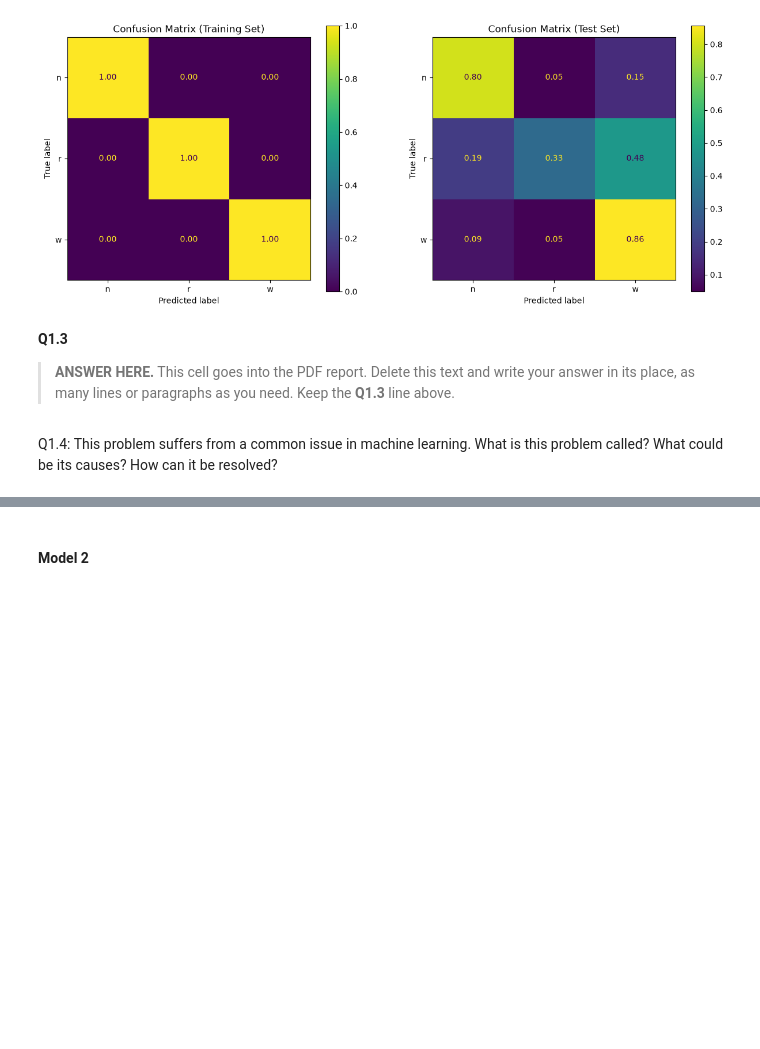
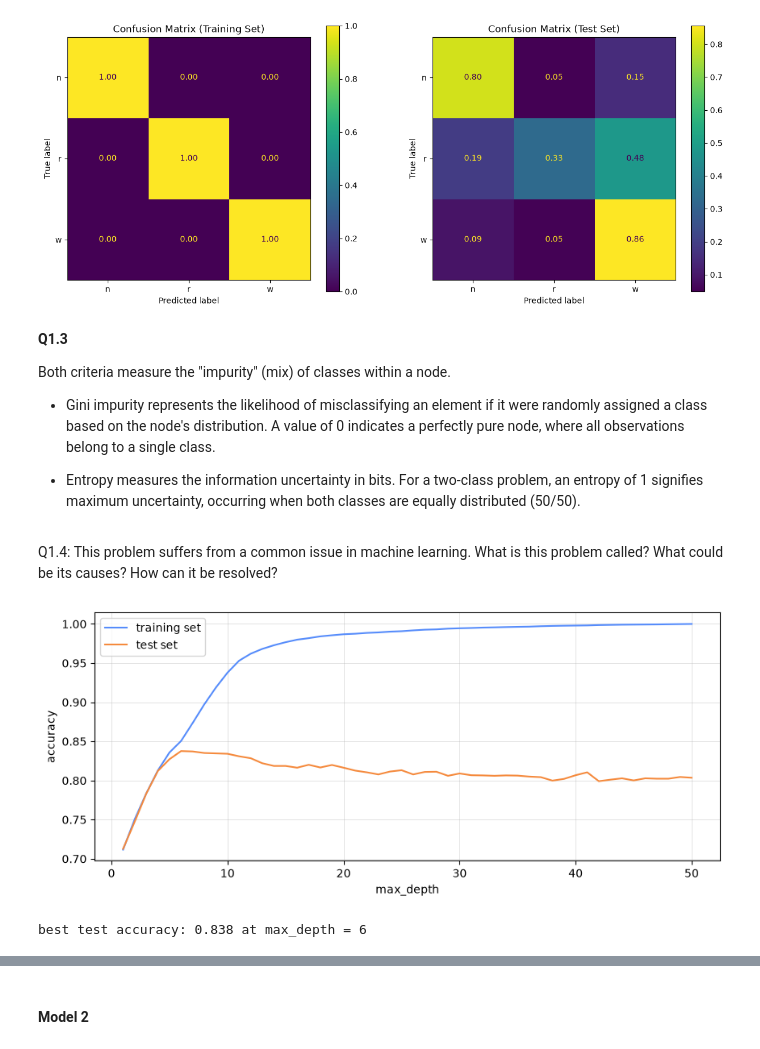
Before and after one commit to NoeBerdoz/FTP_MachLe, a Jupyter notebook: PW4/pw_resources/1ClassificationTrees_MachLe.ipynb, the cells around one changed output, grey strips where cells are left out. Saved outputs shown, nothing was run; the diff lists cells and outputs as text; code cells hidden in the pictures; blank space fills up the shorter version.

```diff
--- a/PW4/pw_resources/1ClassificationTrees_MachLe.ipynb
+++ b/PW4/pw_resources/1ClassificationTrees_MachLe.ipynb
@@ -192,9 +194,35 @@ weighted avg   0.804282  0.802320  0.803282  4052.00000
 # %% [markdown]
 **Q1.3**
 
-> **ANSWER HERE.** This cell goes into the PDF report. Delete this text and write your answer in its place, as many lines or paragraphs as you need. Keep the **Q1.3** line above.
+Both criteria measure the "impurity" (mix) of classes within a node.
+- Gini impurity represents the likelihood of misclassifying an element if it were randomly assigned a class based on the node's distribution. A value of 0 indicates a perfectly pure node, where all observations belong to a single class.
+
+- Entropy measures the information uncertainty in bits. For a two-class problem, an entropy of 1 signifies maximum uncertainty, occurring when both classes are equally distributed (50/50).
 # %% [markdown]
 Q1.4: This problem suffers from a common issue in machine learning. What is this problem called? What could be its causes? How can it be resolved?
+# %%
+depths = []
+train_scores = []
+test_scores = []
+for d in range(1, 51):
+    clf = DecisionTreeClassifier(criterion='gini', max_depth=d, random_state=0)
+    clf = clf.fit(X_train, Y_train)
+    depths.append(d)
+    train_scores.append(accuracy_score(Y_train, clf.predict(X_train)))
+    test_scores.append(accuracy_score(Y_test, clf.predict(X_test)))
+
+plt.figure(figsize=(10, 4))
+plt.plot(depths, train_scores, label='training set')
+plt.plot(depths, test_scores, label='test set')
+plt.xlabel('max_depth')
+plt.ylabel('accuracy')
+plt.legend()
+plt.grid()
+plt.show()
+print("best test accuracy:", round(max(test_scores), 3), "at max_depth =", depths[np.argmax(test_scores)])
+# %% [output]
+[figure, added]
+best test accuracy: 0.838 at max_depth = 6
 # %% [markdown]
 **Q1.4**
 
```
Also changed, not shown: parts of 11 cells of this notebook.
